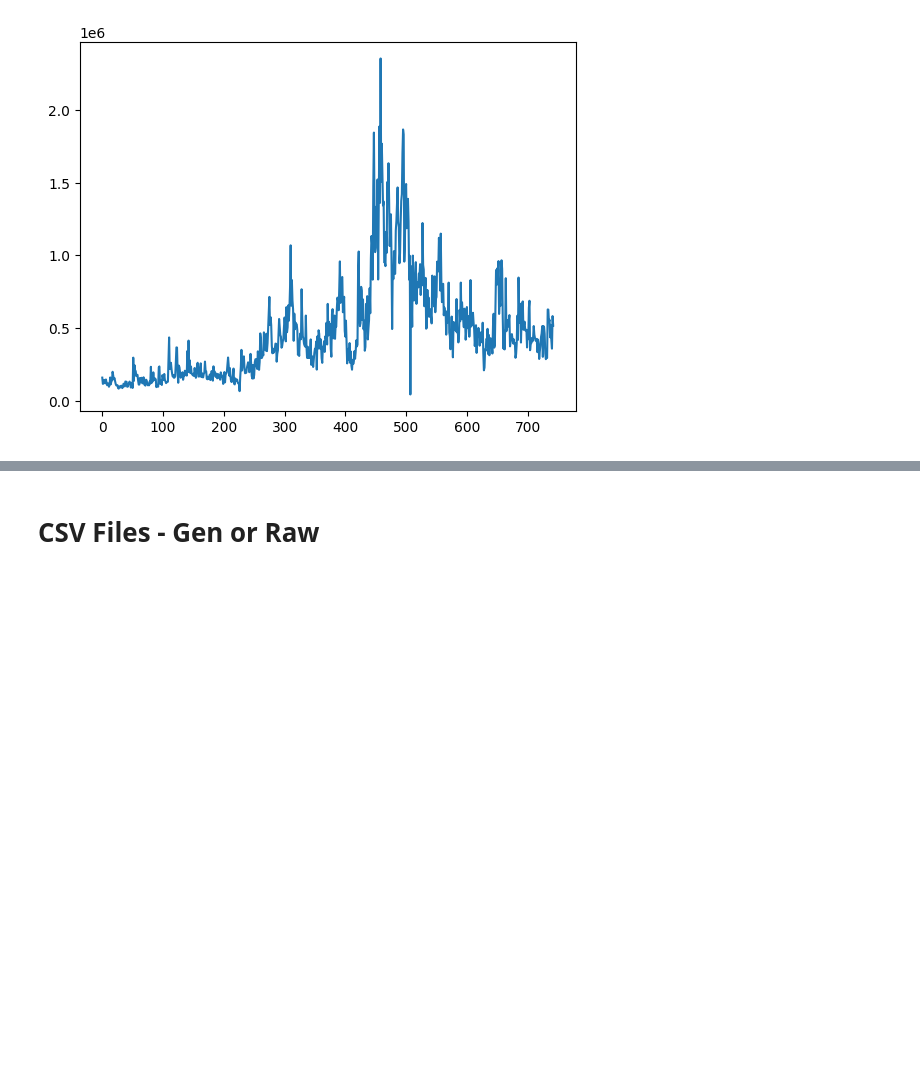
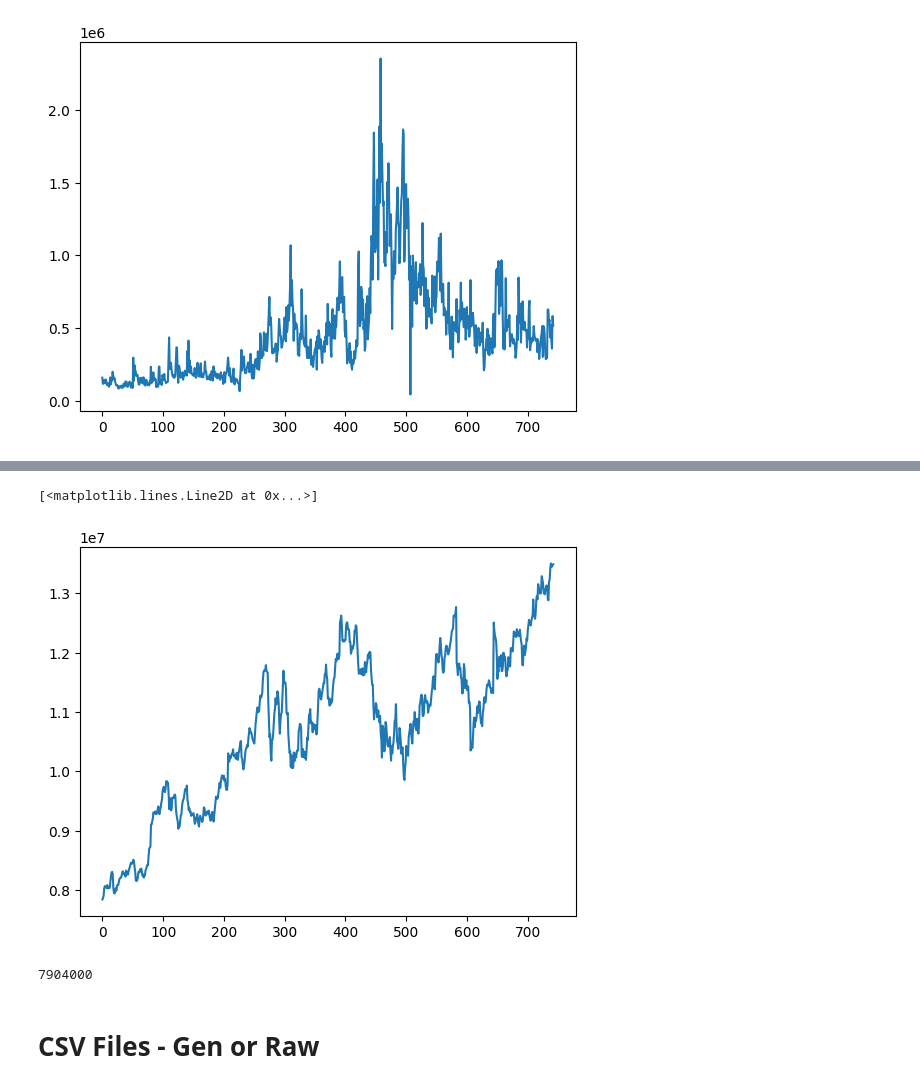
Before and after one commit to george-nigm/LOBS5, a Jupyter notebook: data_inspection.ipynb, the cells around one changed output, grey strips where cells are left out. Drawn from its saved outputs; the diff is of its cells as text; code cells hidden in the pictures; blank space fills up the shorter version.

```diff
--- a/data_inspection.ipynb
+++ b/data_inspection.ipynb
@@ -116,3 +87,13 @@ plt.plot((b[:,1]-b[:,3]))
+# %%
+plt.plot(mid)
+# %% [output]
+[<matplotlib.lines.Line2D at 0x...>]
+[figure, added]
+# %%
+x=np.load(msg_files[0])
+x[:,3].max()
+# %% [output]
+7904000
 # %% [markdown]
 # CSV Files - Gen or Raw
 # %%
```
Also changed, not shown: parts of 9 cells of this notebook, 4 other files.
